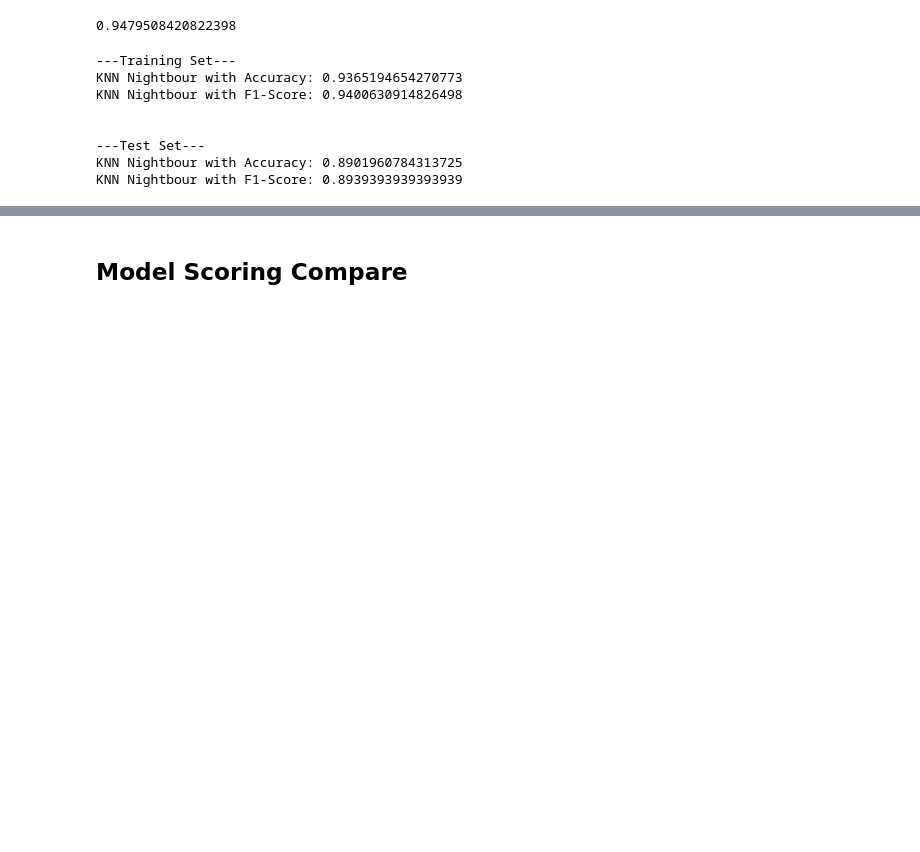
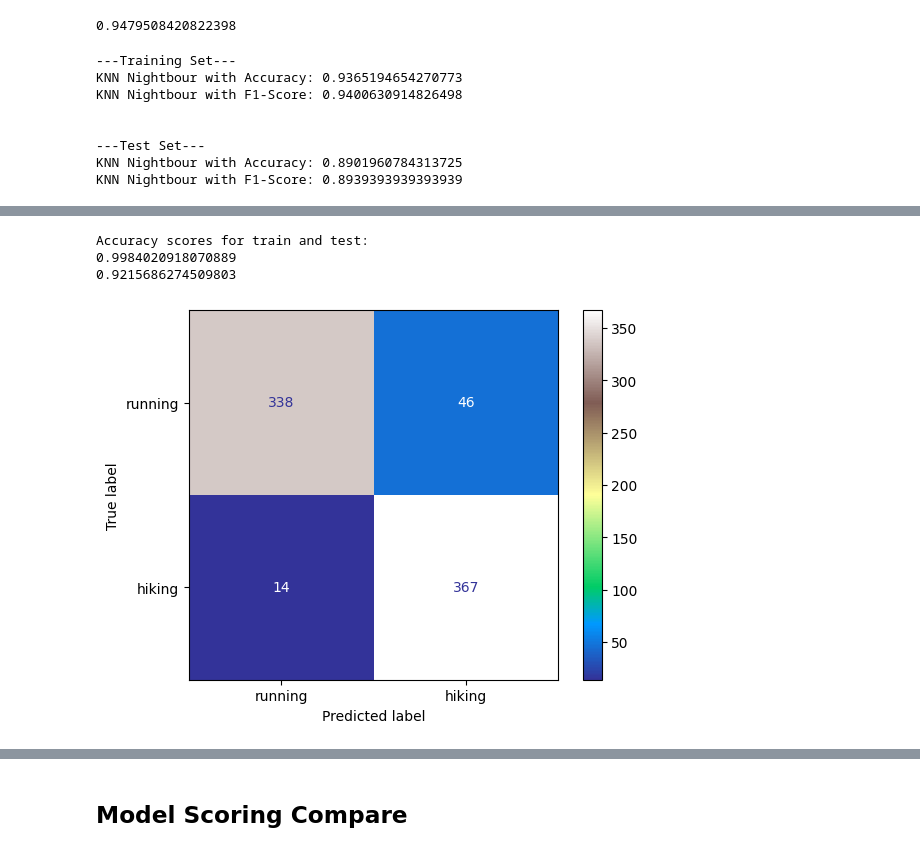
Before and after one commit to feeLife/Project, a Jupyter notebook: Project_3/project_3.ipynb, the cells around one changed output, grey strips where cells are left out. Saved outputs shown, nothing was run; the diff lists cells and outputs as text; code cells hidden in the pictures; blank space fills up the shorter version.

```diff
--- a/Project_3/project_3.ipynb
+++ b/Project_3/project_3.ipynb
@@ -858,0 +973,4 @@ KNN Nightbour with F1-Score: 0.8939393939393939
+# %%
+pipe_rf_tf = Pipeline(
+    [('cv', TfidfVectorizer()), ("rf", RandomForestClassifier())]
+)
@@ -858,0 +1008,16 @@ KNN Nightbour with F1-Score: 0.8939393939393939
+# %%
+# Rain Forest with TD-IDF
+
+rf_tf_params_bigram = {
+    'cv__max_features': [2000, 4000],
+    'cv__min_df': [2, 3],
+    'cv__ngram_range': [(2,2), (2,2)],
+    'rf__ccp_alpha': [0,1]
+}
+# %%
+# Rain Forest with TD-IDF
+rf_tf_gs_bigram = GridSearchCV(pipe_rf_tf, param_grid=rf_tf_params_bigram,cv=5, n_jobs=5, error_score='raise', verbose=1)
+# %%
+# Rain Forest with TD-IDF
+%time
+rf_tf_gs_bigram.fit(X_train, y_train)
@@ -858,0 +1036,15 @@ KNN Nightbour with F1-Score: 0.8939393939393939
+# %%
+# Rain Forest with TD-IDF
+print('Accuracy scores for train and test: ')
+print(rf_tf_gs_bigram.score(X_train, y_train))
+print(rf_tf_gs_bigram.score(X_test, y_test))
+# %% [output]
+Accuracy scores for train and test:
+0.9984020918070889
+0.9215686274509803
+# %%
+# Rain Forest with TD-IDF
+y_pred = rf_tf_gs_bigram.predict(X_test)
+ConfusionMatrixDisplay.from_predictions(y_test, y_pred, cmap='terrain', display_labels=['running', 'hiking']);
+# %% [output]
+[figure, added]
```
Also changed, not shown: parts of 44 cells of this notebook.
